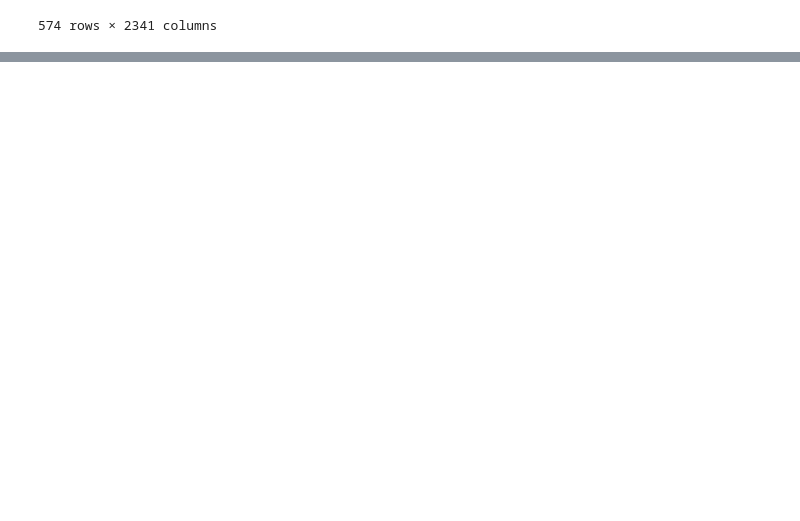
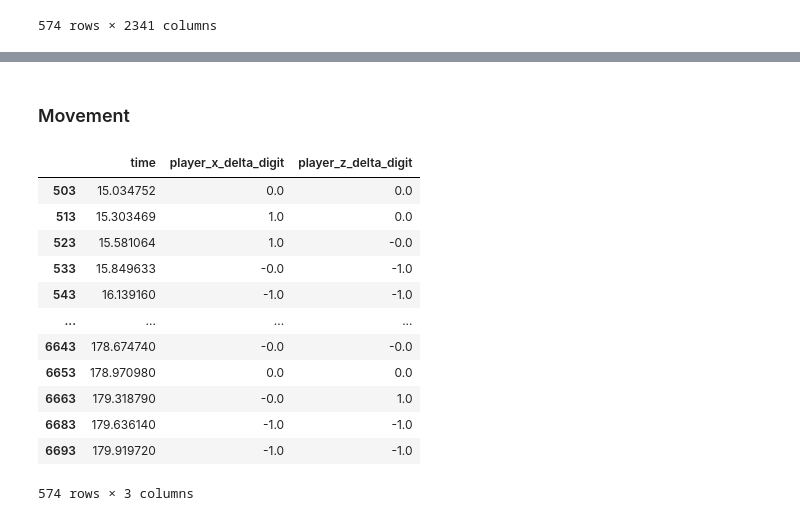
Before and after one commit to MiscellaneousStuff/tlol-analysis, a Jupyter notebook: obs_act_spec_clean.ipynb, the cells around one changed output, grey strips where cells are left out. Drawn from its saved outputs; the diff is of its cells as text; code cells hidden in the pictures; blank space fills up the shorter version.

```diff
--- a/obs_act_spec_clean.ipynb
+++ b/obs_act_spec_clean.ipynb
@@ -220,0 +220,34 @@ replay_df
+# %% [markdown]
+### Movement
+# %%
+player_cur_pos  = player_df[["time", "pos_x", "pos_z"]]
+player_next_pos = player_df[["time", "pos_x", "pos_z"]].shift(1)
+player_next_pos = player_next_pos.fillna(0)
+player_x_delta  = player_next_pos["pos_x"] - player_cur_pos["pos_x"]
+player_z_delta  = player_next_pos["pos_z"] - player_cur_pos["pos_z"]
+player_x_delta.iloc[0] = 0
+player_z_delta.iloc[0] = 0
+
+player_x_delta_digit = (player_x_delta / 100).round().clip(-4, +4)
+player_z_delta_digit = (player_z_delta / 100).round().clip(-4, +4)
+
+player_df["player_x_delta_digit"] = player_x_delta_digit
+player_df["player_z_delta_digit"] = player_z_delta_digit
+# %%
+player_movement_df_final = \
+    player_df[["time", "player_x_delta_digit", "player_z_delta_digit"]]
+player_movement_df_final
+# %% [output]
+|  | time | player_x_delta_digit | player_z_delta_digit |
+| 503 | 15.034752 | 0.0 | 0.0 |
+| 513 | 15.303469 | 1.0 | 0.0 |
+| 523 | 15.581064 | 1.0 | -0.0 |
+| 533 | 15.849633 | -0.0 | -1.0 |
+| 543 | 16.139160 | -1.0 | -1.0 |
+| ... | ... | ... | ... |
+| 6643 | 178.674740 | -0.0 | -0.0 |
+| 6653 | 178.970980 | 0.0 | 0.0 |
+| 6663 | 179.318790 | -0.0 | 1.0 |
+| 6683 | 179.636140 | -1.0 | -1.0 |
+| 6693 | 179.919720 | -1.0 | -1.0 |
+574 rows × 3 columns
```
Also changed, not shown: parts of 16 cells of this notebook, 1 other file.
